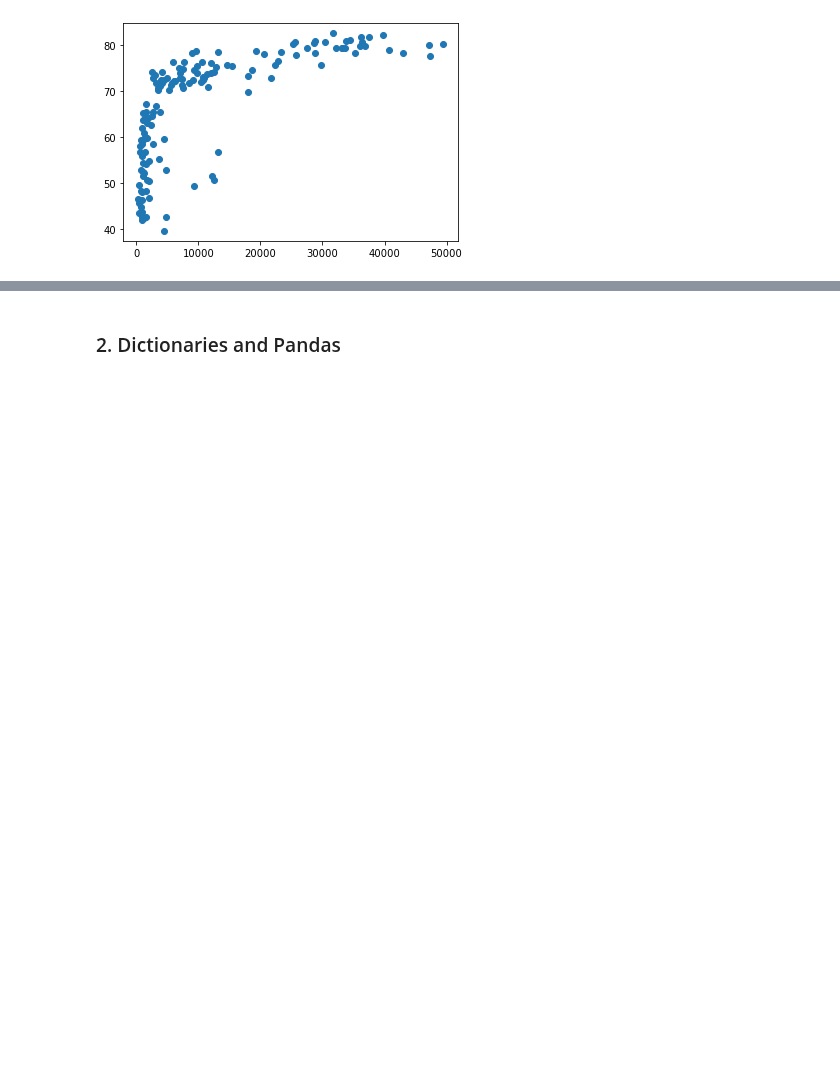
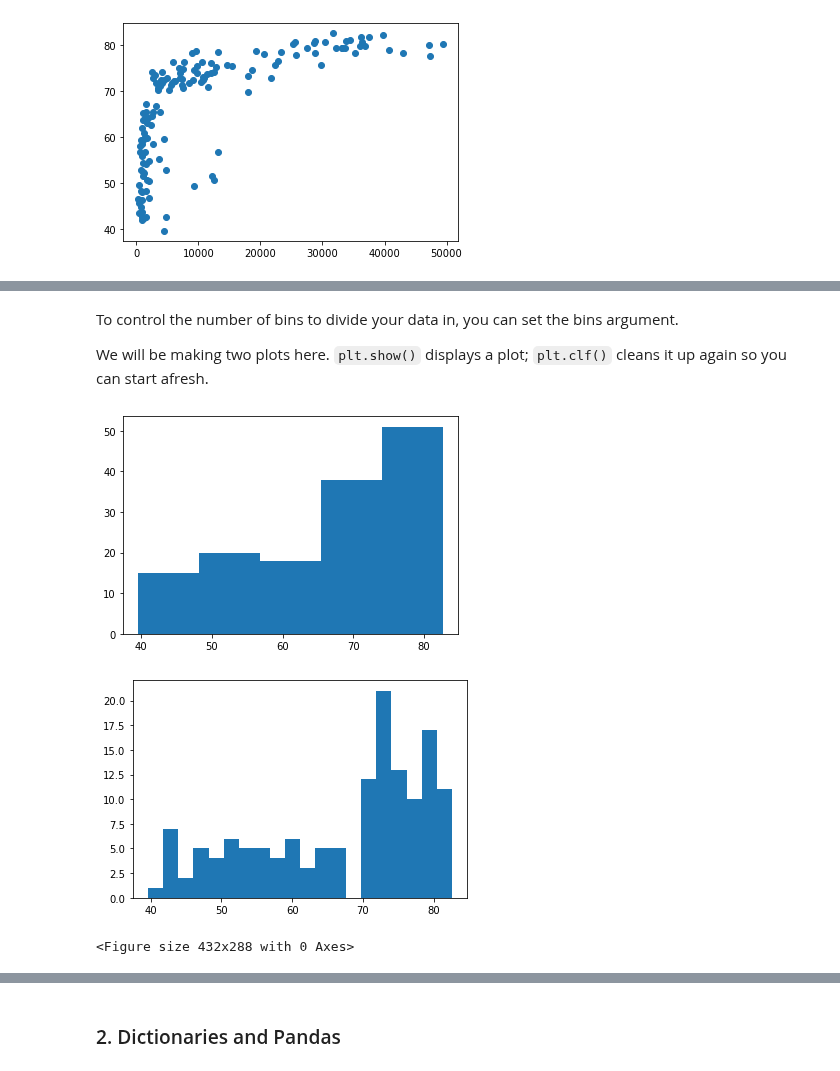
Before and after one commit to flyin01/dc, a Jupyter notebook: Intermediate_python.ipynb, the cells around one changed output, grey strips where cells are left out. Cells and saved outputs as stored; diff of their text form; code cells hidden in the pictures; blank space fills up the shorter version.

```diff
--- a/Intermediate_python.ipynb
+++ b/Intermediate_python.ipynb
@@ -374,0 +398,22 @@ TBD
+# %% [markdown]
+To control the number of bins to divide your data in, you can set the bins argument.
+
+We will be making two plots here. `plt.show()` displays a plot; `plt.clf()` cleans it up again so you can start afresh.
+# %%
+# build a histogram with 5 bins
+plt.hist(life_exp, bins=5)
+
+# Show and clean up plot
+plt.show()
+plt.clf()
+
+# Build a histogram with 20 bins
+plt.hist(life_exp, bins=20)
+
+# Show and clean up plot
+plt.show()
+plt.clf()
+# %% [output]
+[figure, added]
+[figure, added]
+<Figure size 432x288 with 0 Axes>
```
Also changed, not shown: parts of 23 cells of this notebook.
